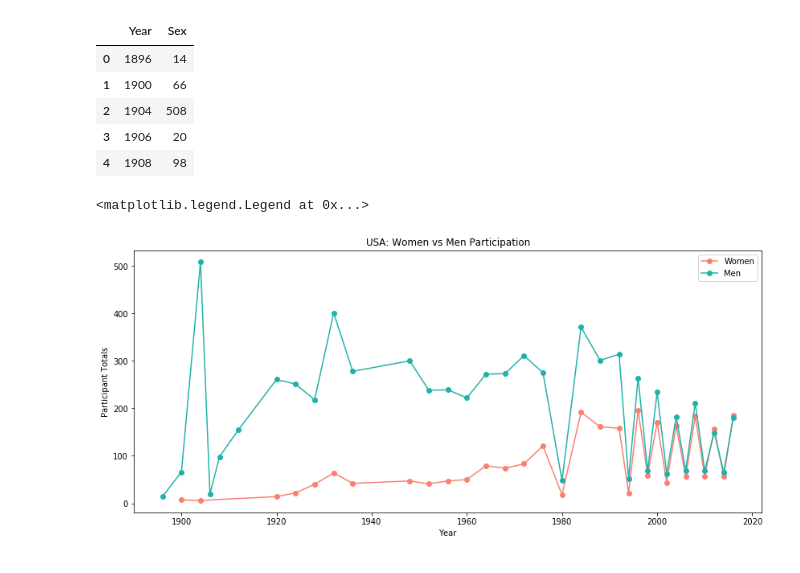
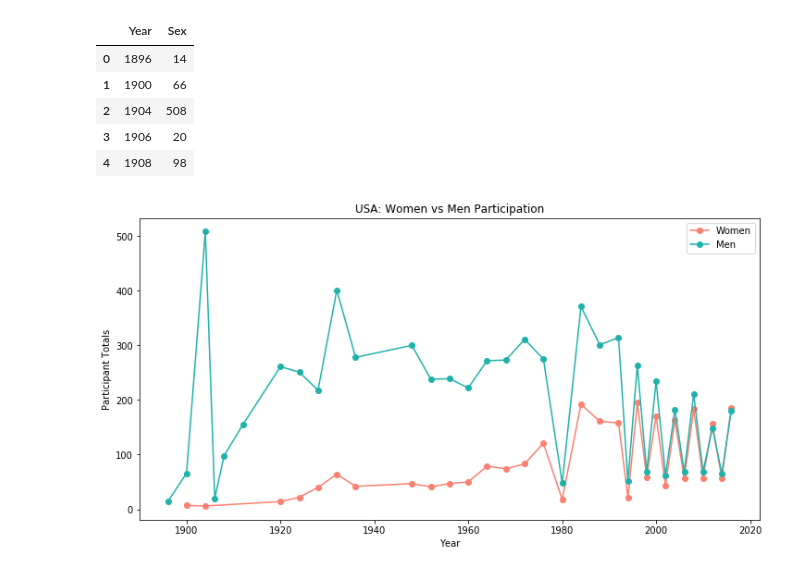
Before and after one commit to fhelms8/Git_Sum_Group_Prj, a Jupyter notebook: tester-combo_sports.ipynb, the cells around one changed output. Saved outputs shown, nothing was run; the diff lists cells and outputs as text; code cells hidden in the pictures.

Commit message:
adding visuals

```diff
--- a/tester-combo_sports.ipynb
+++ b/tester-combo_sports.ipynb
@@ -78,27 +78,26 @@ final_men_counts.head()
 # %%
 # Creating a line plot to compare women vs men in the USA
 
 women_xaxis = final_women_counts["Year"]
 women_yaxis = final_women_counts["Sex"]
 
 men_xaxis = final_men_counts["Year"]
 men_yaxis = final_men_counts["Sex"]
 
-#This will adjust the size of the plot line
+#This will adjust the size of the plot line, gotta set the variable first
+#and then adjust the height and width
 f = plt.figure()
-f.set_figwidth(14)
+f.set_figwidth(12)
 f.set_figheight(6)
 
 women_line = plt.plot(women_xaxis, women_yaxis, marker ='o', color='salmon', label="Women",)
 men_line = plt.plot(men_xaxis, men_yaxis, marker ='o', color='lightseagreen', label="Men")
 #plt.xticks(men_xaxis, men_xaxis, rotation ='vertical')
 #plt.figure(figsize=(8,10))
 plt.title("USA: Women vs Men Participation")
 plt.xlabel("Year")
 plt.ylabel("Participant Totals")
 plt.legend(loc="upper right")
-
-#change the circle outline
+plt.savefig("Visualizations/usa-pop.png")
 # %% [output]
-<matplotlib.legend.Legend at 0x...>
-[figure, old version]
+[figure, new version]
```
Also changed, not shown: parts of 16 cells of this notebook, 4 other files.
